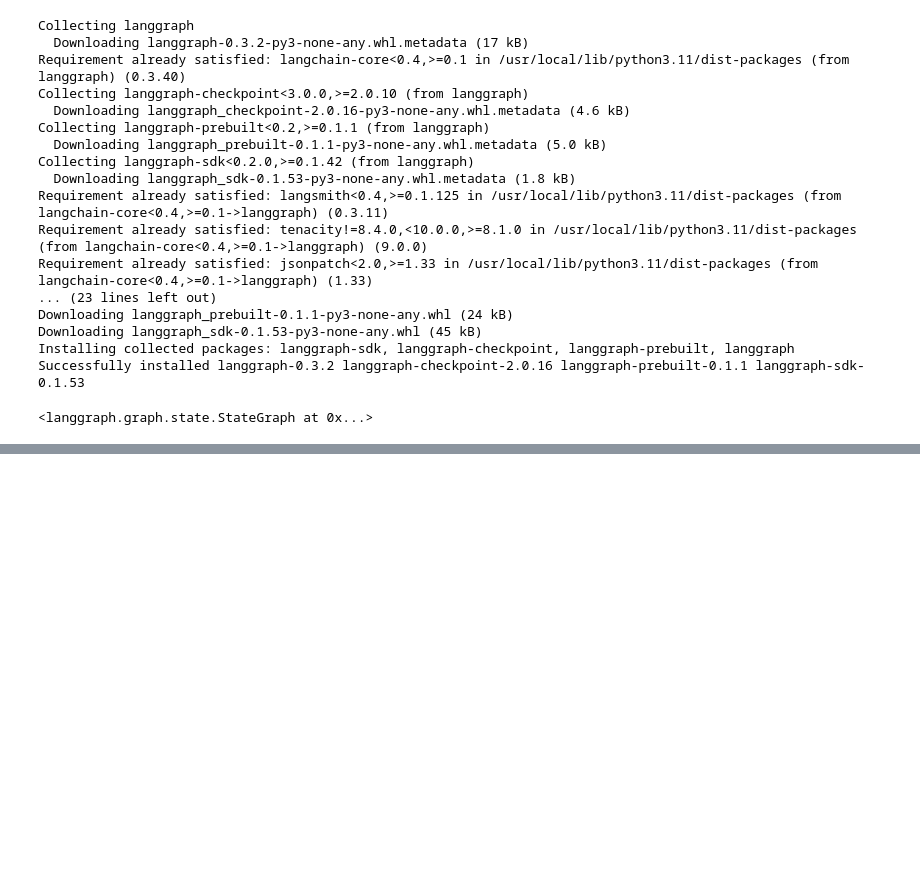
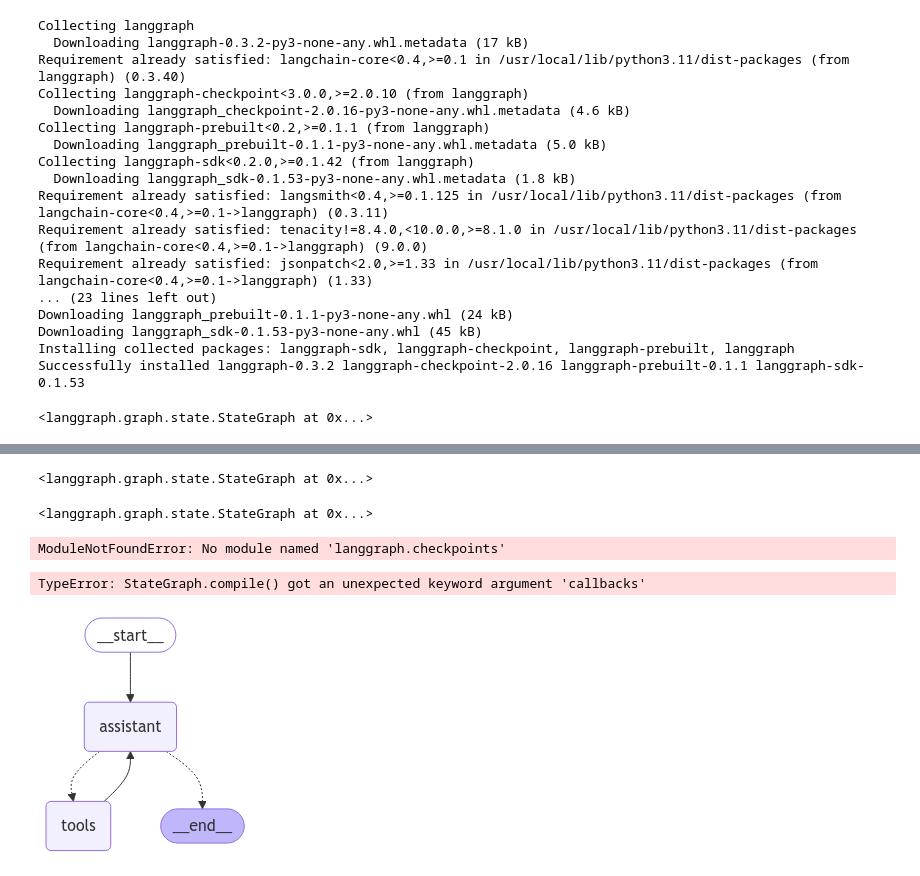
Before and after one commit to imusicmash/learning-langgraph, a Jupyter notebook: learning_langgraph.ipynb, the cells around one changed output, grey strips where cells are left out. Cells and saved outputs as stored; diff of their text form; code cells hidden in the pictures; blank space fills up the shorter version.

```diff
--- a/learning_langgraph.ipynb
+++ b/learning_langgraph.ipynb
@@ -148,0 +391,54 @@ for event in graph.stream({"messages": ["apples"]}):
+# %%
+# construct the graph structure for the ai assistant using langgraph
+
+builder = StateGraph(State)
+builder.add_node("assistant", Assistant(part_1_assistant_runnable))
+builder.add_node("tools", create_tool_node_with_fallback(part_1_tools))
+# %% [output]
+<langgraph.graph.state.StateGraph at 0x...>
+# %%
+# add edges
+builder.add_edge(START, "assistant")  # Start with the assistant
+builder.add_conditional_edges("assistant", tools_condition)  # Move to tools after input
+builder.add_edge("tools", "assistant")  # Return to assistant after tool execution
+# %% [output]
+<langgraph.graph.state.StateGraph at 0x...>
+# %%
+from langgraph.checkpoints import MemorySaver  # Import MemorySaver from langgraph.checkpoints
+
+memory = MemorySaver()
+graph = builder.compile(checkpointer=memory)
+# %% [output]
+ModuleNotFoundError: No module named 'langgraph.checkpoints'
+# %%
+from langchain.callbacks.manager import CallbackManagerForChainRun  # Import from langchain
+from langchain.memory import ConversationBufferMemory  # Import from LangChain
+
+# ... (your existing code) ...
+
+# Create and set checkpointer using ConversationBufferMemory
+memory = ConversationBufferMemory()  # Create instance of ConversationBufferMemory
+checkpointer = CallbackManagerForChainRun.get_noop_manager()  # Get a noop manager to ensure compatibility
+
+# ... (your existing code) ...
+
+graph = builder.compile(checkpointer=checkpointer, callbacks=[memory.save_context, memory.load_memory_variables])
+# %% [output]
+TypeError: StateGraph.compile() got an unexpected keyword argument 'callbacks'
+# %%
+memory = ConversationBufferMemory()  # Create instance of ConversationBufferMemory
+# checkpointer = CallbackManagerForChainRun.get_noop_manager()  # Get a noop manager to ensure compatibility
+
+# # ... (your existing code) ...
+
+graph = builder.compile(checkpointer=[memory.save_context, memory.load_memory_variables]) # replace checkpointer and callbacks with checkpointers
+# %%
+# draw the graph
+
+try:
+    display(Image(graph.get_graph().draw_mermaid_png()))
+except Exception:
+    # This requires some extra dependencies and is optional
+    pass
+# %% [output]
+[figure, added]
```
Also changed, not shown: parts of 39 cells of this notebook.
